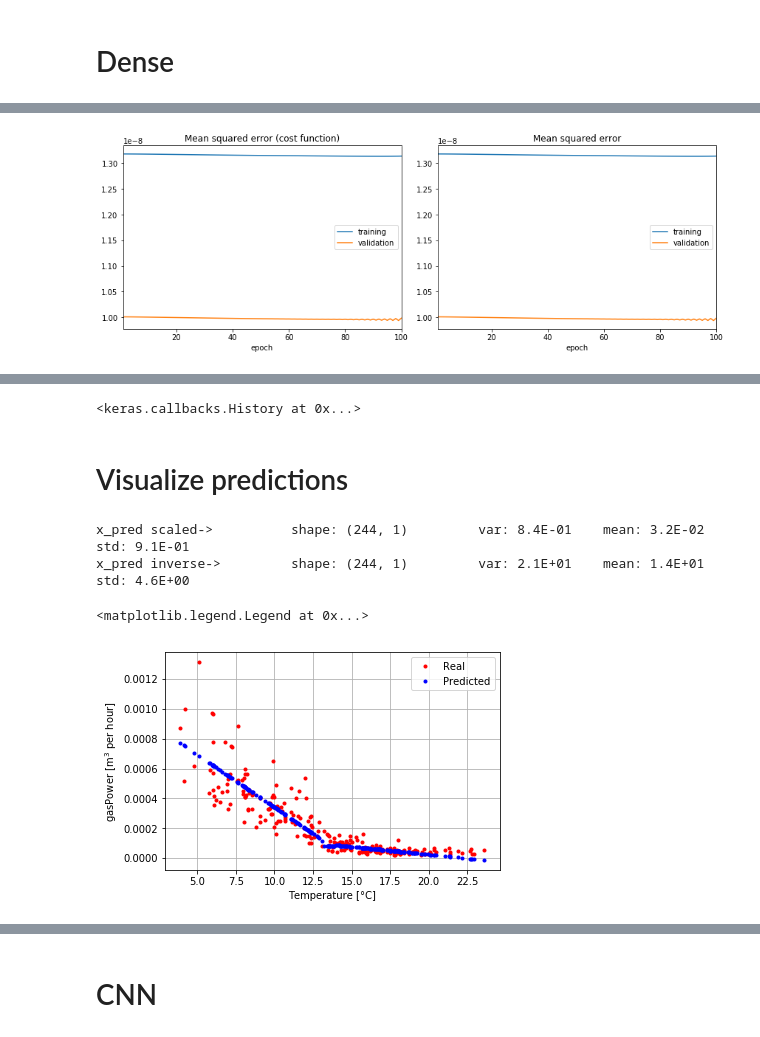
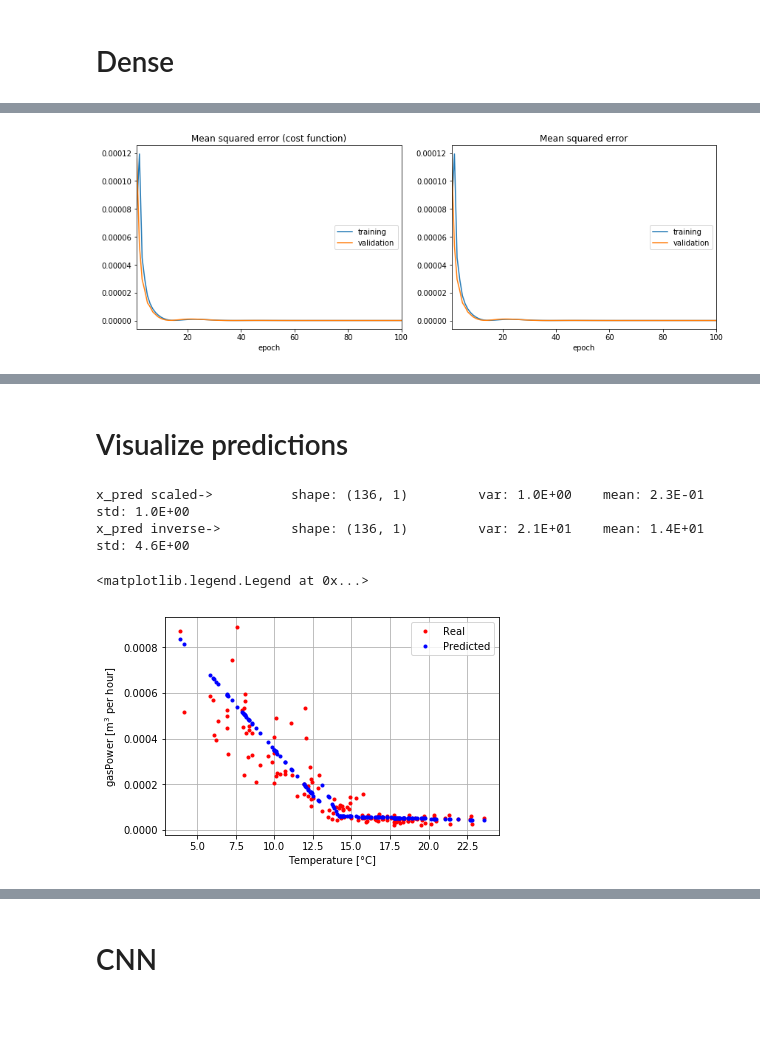
Before and after one commit to deKeijzer/KB-74-OPSCHALER, a Jupyter notebook: Personal_folders/Brian/Keras/Keras tryout.ipynb, the cells around one changed output, grey strips where cells are left out. Cells and saved outputs as stored; diff of their text form; code cells hidden in the pictures.

```diff
--- a/Personal_folders/Brian/Keras/Keras tryout.ipynb
+++ b/Personal_folders/Brian/Keras/Keras tryout.ipynb
@@ -132,7 +132,7 @@ y = np.array(y).reshape(-1, 1)
 
 
 
-X_train, X_test, y_train, y_test = train_test_split(X, y, test_size=0.9, random_state=42)
+X_train, X_test, y_train, y_test = train_test_split(X, y, test_size=0.5, random_state=42)
 
 # Need to reshape X for cnn
 #print('Original X shape: '+str(X.shape))
@@ -210,16 +210,16 @@ model = Sequential()
 
 activation = 'relu'
 
-model.add(Dense(8, input_shape=(1,), kernel_initializer='normal'))
+model.add(Dense(64, input_shape=(1,), kernel_initializer='normal'))
 model.add(Activation(activation))
 model.add(Dropout(1))
 
 N = 32
 
-#for i in range(5):
-#    model.add(Dense(N))
+#for i in range(1):
+#    model.add(Dense(N, kernel_initializer='normal'))
 #    model.add(Activation(activation))
-#    model.add(Dropout(0.2))
+#    model.add(Dropout(1))
 
 
 model.add(Dense(1, kernel_initializer='normal'))
@@ -229,21 +233,22 @@ model.add(Activation('linear'))
 # %%
+%%time
+
 multi_model = multi_gpu_model(model, gpus=num_gpu)
 
-lr = 0.3
+lr = 0.55
 epochs = 100
-decay_rate = lr/epochs
+decay_rate = 1*10**(-8)
 
-adam = Adam(lr=0.0001)
-sgd = SGD(lr=0.7, momentum=0.9, decay=0, nesterov=True) # Yields better results, but slower
+sgd = SGD(lr=lr, momentum=0.9, decay=decay_rate, nesterov=True) # sgd in general yields better results, but needs a lot of tweeking and is slower
 
 # compiling the sequential model
 multi_model.compile(loss='mean_squared_error', metrics=['mse'], optimizer=sgd)
 
 early_stopping_monitor = EarlyStopping(patience=5000)
 
 from livelossplot import PlotLossesKeras
 
 # training the model and saving metrics in history
 multi_model.fit(X_train, y_train, batch_size=int(len(X_train)), epochs=epochs, verbose=2, validation_data=(X_test, y_test), callbacks=[early_stopping_monitor, PlotLossesKeras()])
 # %% [output]
-[figure, old version]
+[figure, new version]
@@ -251,4 +258,3 @@ multi_model.fit(X_train, y_train, batch_size=int(len(X_train)), epochs=epochs, v
-<keras.callbacks.History at 0x...>
 # %% [markdown]
 # Visualize predictions
 # %%
@@ -269,10 +275,10 @@ plt.xlabel('Temperature [°C]')
 plt.ylabel('gasPower [m$^3$ per hour]')
 plt.legend()
 # %% [output]
-x_pred scaled->          shape: (244, 1)         var: 8.4E-01    mean: 3.2E-02   std: 9.1E-01
-x_pred inverse->         shape: (244, 1)         var: 2.1E+01    mean: 1.4E+01   std: 4.6E+00
+x_pred scaled->          shape: (136, 1)         var: 1.0E+00    mean: 2.3E-01   std: 1.0E+00
+x_pred inverse->         shape: (136, 1)         var: 2.1E+01    mean: 1.4E+01   std: 4.6E+00
 <matplotlib.legend.Legend at 0x...>
-[figure, old version]
+[figure, new version]
 # %%
 # X_test is already transformed
 x_pred = np.linspace(0,25,500).reshape(-1,1)
```
Also changed, not shown: parts of 26 cells of this notebook, 1 other file.
